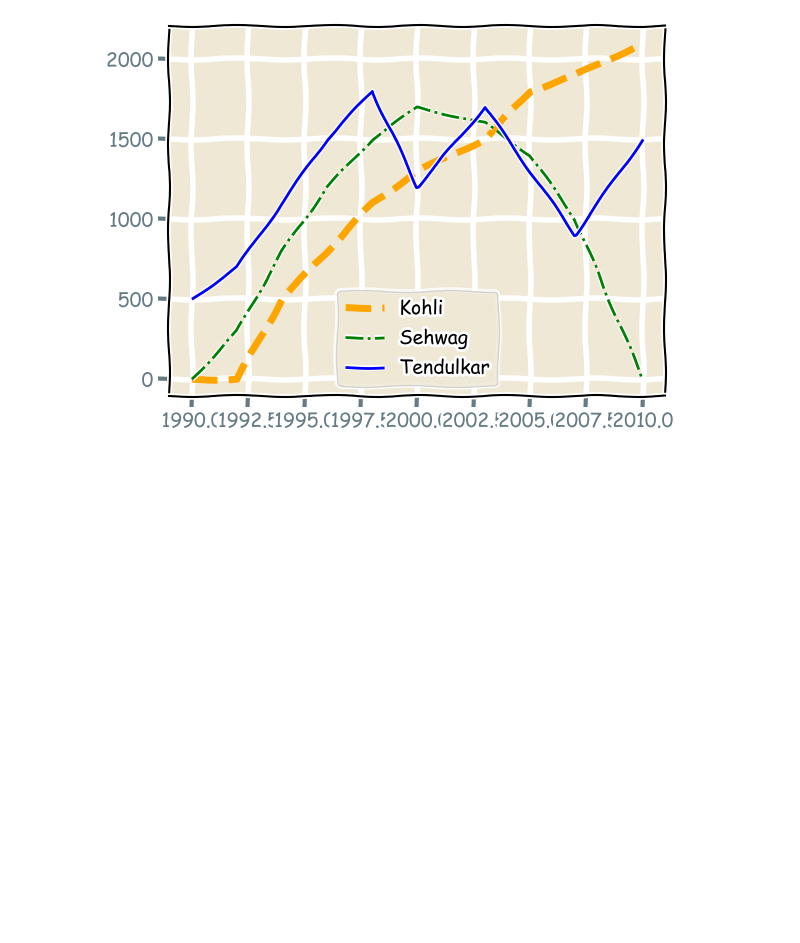
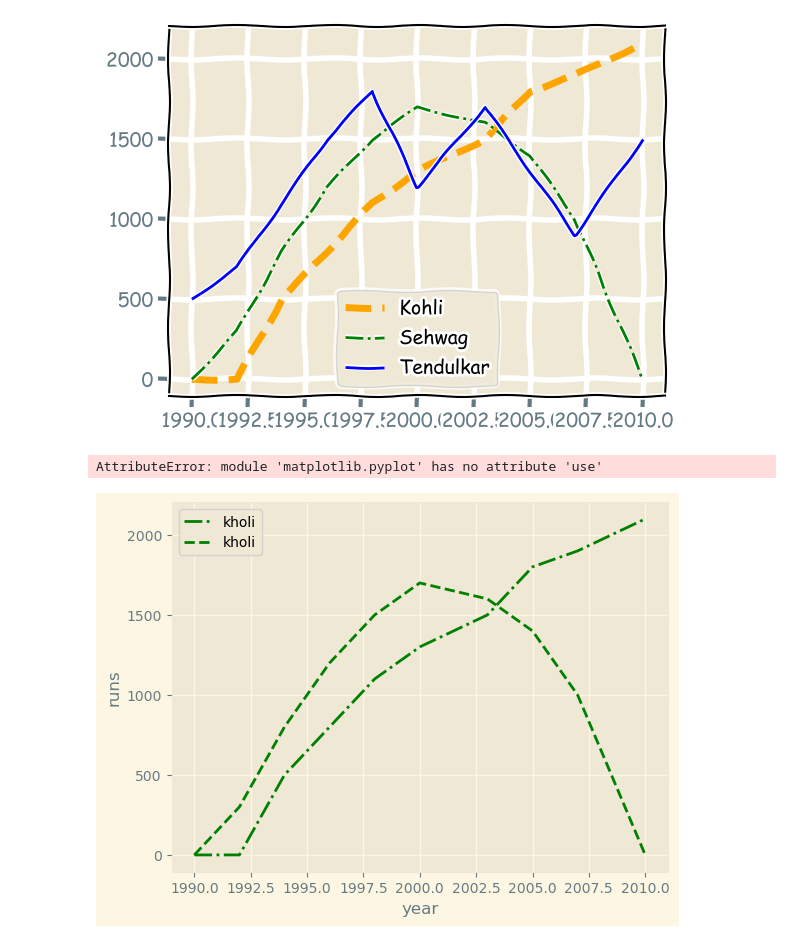
Before and after one commit to piyush332020/jupyter_notebook, a Jupyter notebook: matplotlib/matplot.ipynb, the cells around one changed output. Saved outputs shown, nothing was run; the diff lists cells and outputs as text; code cells hidden in the pictures; blank space fills up the shorter version.

Commit message:
Auto-sync: matplot.ipynb

```diff
--- a/matplotlib/matplot.ipynb
+++ b/matplotlib/matplot.ipynb
@@ -107,8 +107,15 @@ findfont: Font family 'Comic Neue' not found.
 # %%
 years = [1990, 1992, 1994, 1996, 1998, 2000, 2003, 2005, 2007, 2010]
 kohli = [0, 0, 500, 800, 1100, 1300, 1500, 1800, 1900, 2100]
 sehwag = [0, 300, 800, 1200, 1500, 1700, 1600, 1400, 1000, 0]
 
-plt.plot(year,kholi ,label='kholi' ,color="green" ,linestyle='^')
-plt.plot(year,kholi ,label='kholi' ,color="green" ,linestyle='--')
-plt.xlabel("")
+plt.plot(years,kohli ,label='kholi' ,color="green" ,linestyle='-.')
+plt.plot(years,sehwag ,label='kholi' ,color="green" ,linestyle='--')
+plt.xlabel("year")
+plt.ylabel("runs")
+plt.legend()
+plt.use.style('fivethirtyeight')
+plt.grid(True)
+# %% [output]
+AttributeError: module 'matplotlib.pyplot' has no attribute 'use'
+[figure, added]
```
